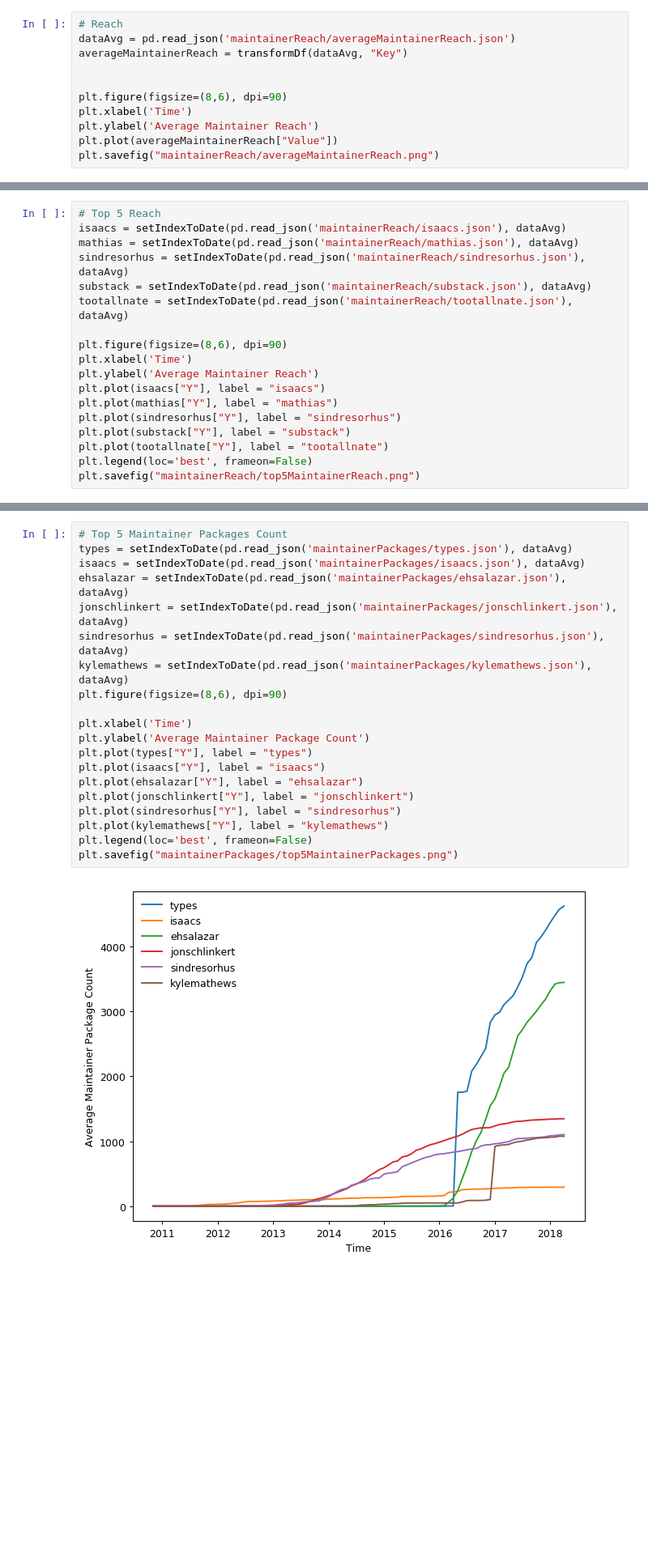
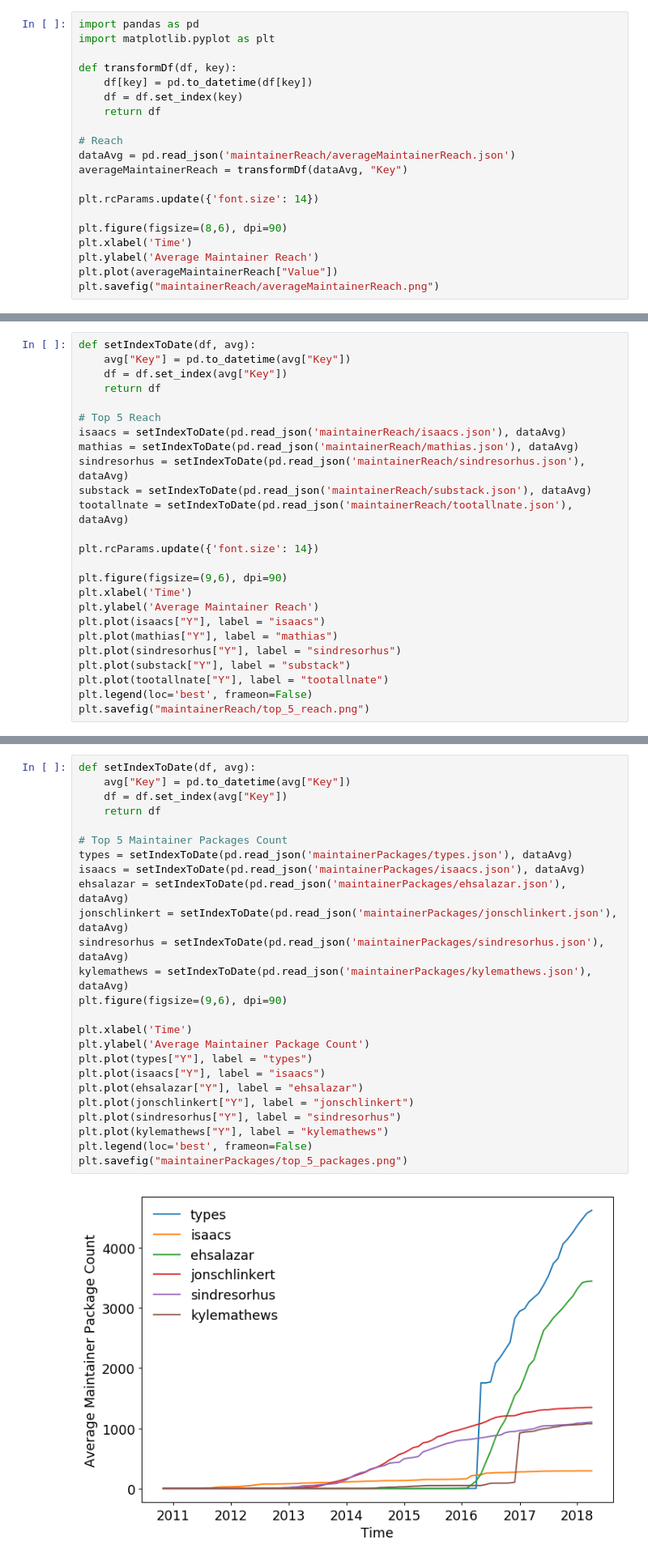
Before and after one commit to markuszm/npm-analysis, a Jupyter notebook: jupyterlab/graphs/EvolutionGraphs.ipynb, the cells around one changed output, grey strips where cells are left out. Shown: that part at 81% size. Drawn from its saved outputs; the diff is of its cells as text; blank space fills up the shorter version.

```diff
--- a/jupyterlab/graphs/EvolutionGraphs.ipynb
+++ b/jupyterlab/graphs/EvolutionGraphs.ipynb
@@ -15,10 +15,19 @@ def setIndexToDate(df, avg):
     df = df.set_index(avg["Key"])
     return df
 # %%
+import pandas as pd
+import matplotlib.pyplot as plt
+
+def transformDf(df, key):
+    df[key] = pd.to_datetime(df[key])
+    df = df.set_index(key)
+    return df
+
 # Reach
 dataAvg = pd.read_json('maintainerReach/averageMaintainerReach.json')
 averageMaintainerReach = transformDf(dataAvg, "Key")
 
+plt.rcParams.update({'font.size': 14})
 
 plt.figure(figsize=(8,6), dpi=90)
 plt.xlabel('Time')
@@ -30,4 +39,9 @@ plt.savefig("maintainerReach/averageMaintainerReach.png")
 # %%
+def setIndexToDate(df, avg):
+    avg["Key"] = pd.to_datetime(avg["Key"])
+    df = df.set_index(avg["Key"])
+    return df
+
 # Top 5 Reach
 isaacs = setIndexToDate(pd.read_json('maintainerReach/isaacs.json'), dataAvg)
 mathias = setIndexToDate(pd.read_json('maintainerReach/mathias.json'), dataAvg)
@@ -35,7 +49,9 @@ sindresorhus = setIndexToDate(pd.read_json('maintainerReach/sindresorhus.json'),
 substack = setIndexToDate(pd.read_json('maintainerReach/substack.json'), dataAvg)
 tootallnate = setIndexToDate(pd.read_json('maintainerReach/tootallnate.json'), dataAvg)
 
-plt.figure(figsize=(8,6), dpi=90)
+plt.rcParams.update({'font.size': 14})
+
+plt.figure(figsize=(9,6), dpi=90)
 plt.xlabel('Time')
 plt.ylabel('Average Maintainer Reach')
 plt.plot(isaacs["Y"], label = "isaacs")
@@ -44,5 +60,5 @@ plt.plot(sindresorhus["Y"], label = "sindresorhus")
 plt.plot(substack["Y"], label = "substack")
 plt.plot(tootallnate["Y"], label = "tootallnate")
 plt.legend(loc='best', frameon=False)
-plt.savefig("maintainerReach/top5MaintainerReach.png")
+plt.savefig("maintainerReach/top_5_reach.png")
 # %% [output]
@@ -72,27 +88,32 @@ plt.savefig("maintainerPackages/averageMaintainerPackages.png")
 # %% [output]
 [figure]
 # %%
+def setIndexToDate(df, avg):
+    avg["Key"] = pd.to_datetime(avg["Key"])
+    df = df.set_index(avg["Key"])
+    return df
+
 # Top 5 Maintainer Packages Count
 types = setIndexToDate(pd.read_json('maintainerPackages/types.json'), dataAvg)
 isaacs = setIndexToDate(pd.read_json('maintainerPackages/isaacs.json'), dataAvg)
 ehsalazar = setIndexToDate(pd.read_json('maintainerPackages/ehsalazar.json'), dataAvg)
 jonschlinkert = setIndexToDate(pd.read_json('maintainerPackages/jonschlinkert.json'), dataAvg)
 sindresorhus = setIndexToDate(pd.read_json('maintainerPackages/sindresorhus.json'), dataAvg)
 kylemathews = setIndexToDate(pd.read_json('maintainerPackages/kylemathews.json'), dataAvg)
-plt.figure(figsize=(8,6), dpi=90)
+plt.figure(figsize=(9,6), dpi=90)
 
 plt.xlabel('Time')
 plt.ylabel('Average Maintainer Package Count')
 plt.plot(types["Y"], label = "types")
 plt.plot(isaacs["Y"], label = "isaacs")
 plt.plot(ehsalazar["Y"], label = "ehsalazar")
 plt.plot(jonschlinkert["Y"], label = "jonschlinkert")
 plt.plot(sindresorhus["Y"], label = "sindresorhus")
 plt.plot(kylemathews["Y"], label = "kylemathews")
 plt.legend(loc='best', frameon=False)
-plt.savefig("maintainerPackages/top5MaintainerPackages.png")
+plt.savefig("maintainerPackages/top_5_packages.png")
 # %% [output]
-[figure, old version]
+[figure, new version]
 # %%
 # Sorted maintainer package count
 import math
```
Also changed, not shown: parts of 3 cells of this notebook, 4 other files.
